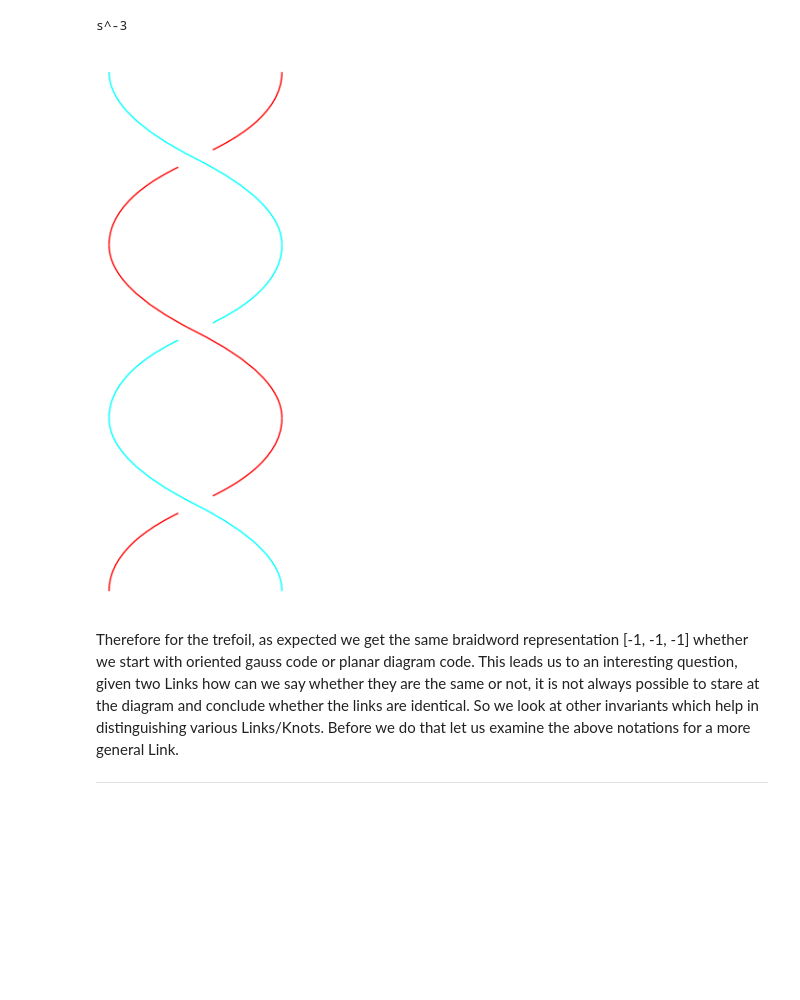
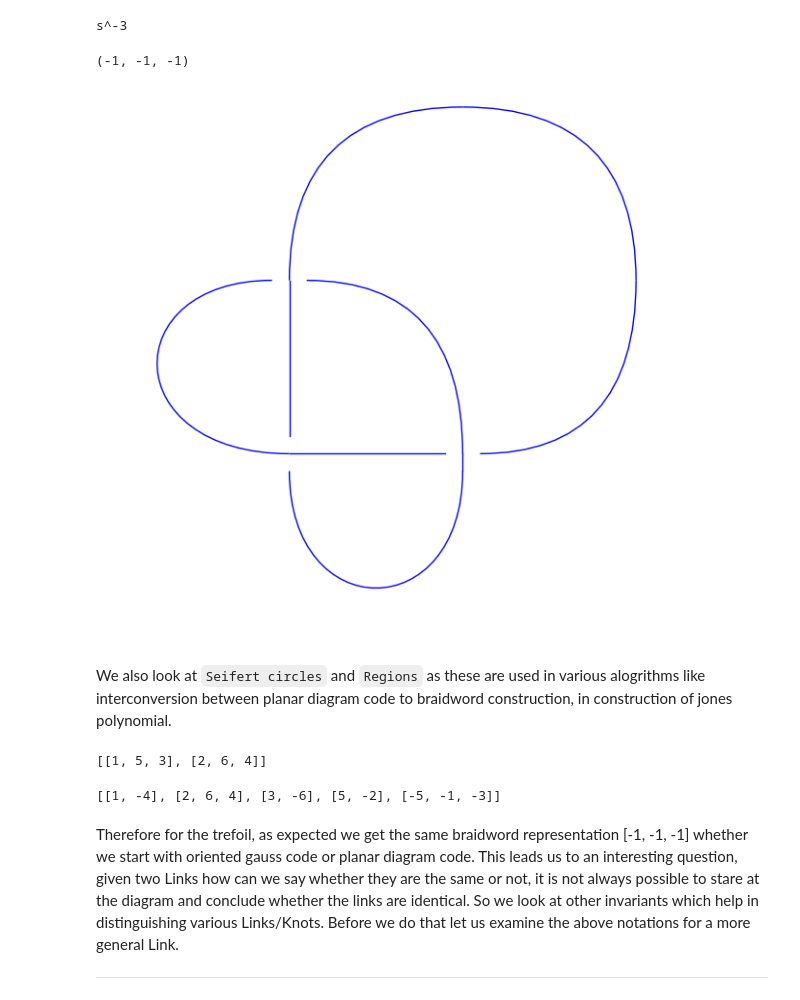
Before and after one commit to amitjamadagni/Conf, a Jupyter notebook: SageDays_78/Links, Knots.ipynb, the cells around one changed output. Saved outputs shown, nothing was run; the diff lists cells and outputs as text; code cells hidden in the pictures; blank space fills up the shorter version.

```diff
--- a/SageDays_78/Links, Knots.ipynb
+++ b/SageDays_78/Links, Knots.ipynb
@@ -172,10 +199,24 @@ L1_pd.oriented_gauss_code()
 L1_pd.braid()
 # %% [output]
 s^-3
+# %%
+L1_pd.braid().Tietze()
+# %% [output]
+(-1, -1, -1)
 # %%
-L1_pd.braid().plot()
+L1_pd.plot()
 # %% [output]
-[figure, old version]
+[figure, new version]
+# %% [markdown]
+We also look at `Seifert circles` and `Regions` as these are used in various alogrithms like interconversion between planar diagram code to braidword construction, in construction of jones polynomial.
+# %%
+L1_pd.seifert_circles()
+# %% [output]
+[[1, 5, 3], [2, 6, 4]]
+# %%
+L1_pd.regions()
+# %% [output]
+[[1, -4], [2, 6, 4], [3, -6], [5, -2], [-5, -1, -3]]
 # %% [markdown]
 Therefore for the trefoil, as expected we get the same braidword representation [-1, -1, -1] whether we start with oriented gauss code or planar diagram code. This leads us to an interesting question, given two Links how can we say whether they are the same or not, it is not always possible to stare at the diagram and conclude whether the links are identical. So we look at other invariants which help in distinguishing various Links/Knots. Before we do that let us examine the above notations for a more general Link.
 
```
Also changed, not shown: parts of 62 cells of this notebook, 2 other files.
